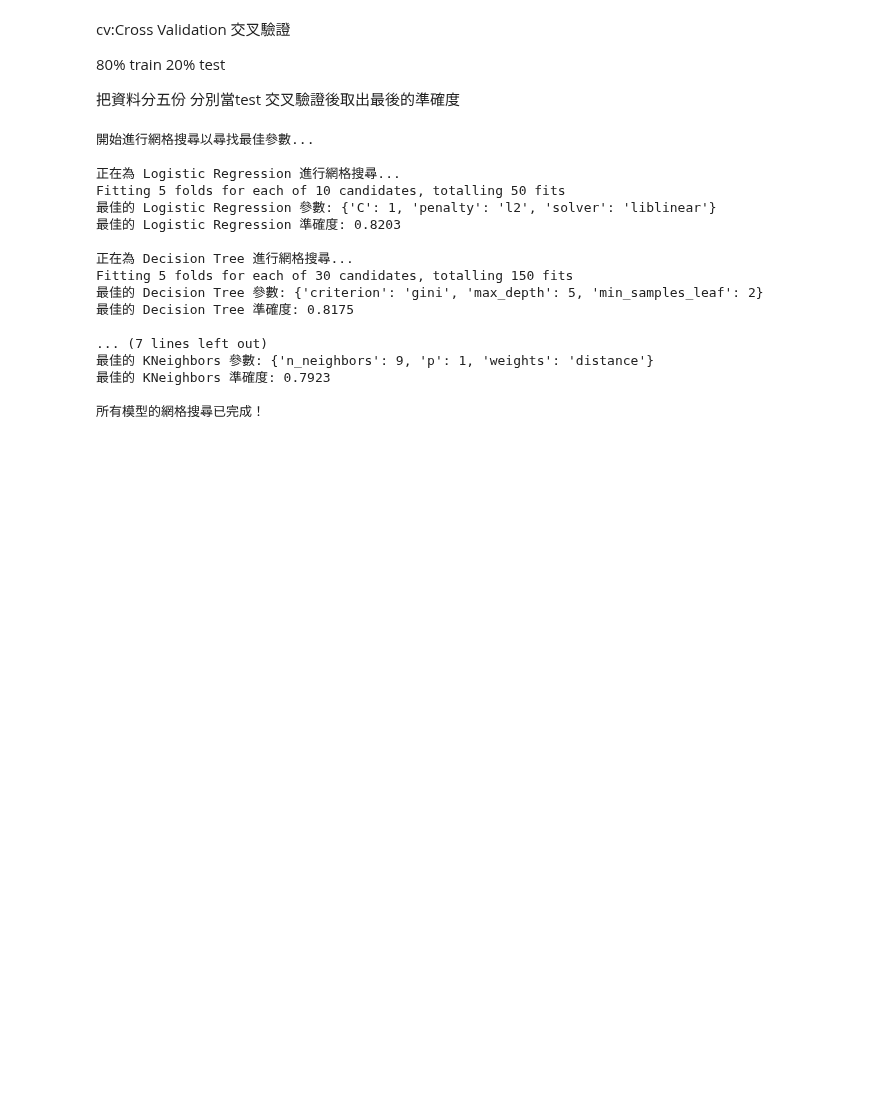
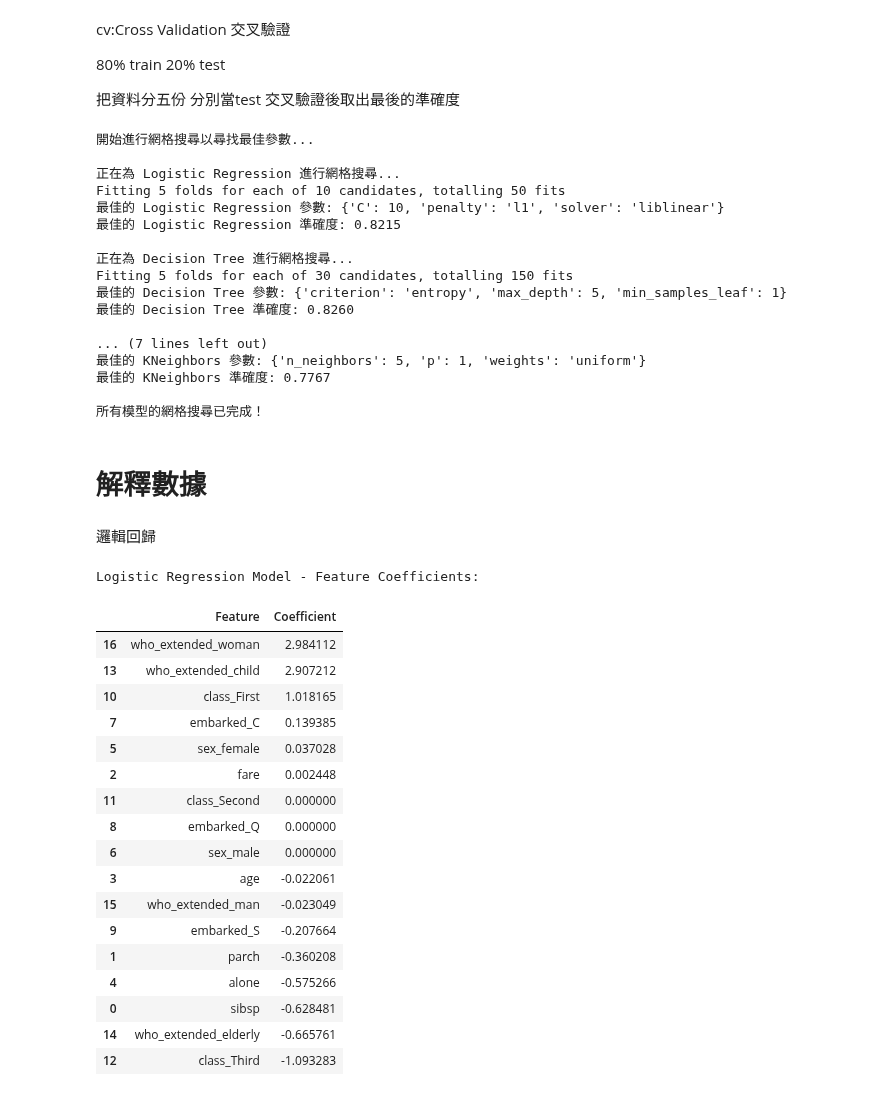
Before and after one commit to aaronhuang317/Titanic-Passenger-Survival-Prediction-and-Risk-Factor-Analysis, a Jupyter notebook: Titanic-Passenger-Survival-Prediction-and-Risk-Factor-Analysis.ipynb, the cells around one changed output. Drawn from its saved outputs; the diff is of its cells as text; code cells hidden in the pictures; blank space fills up the shorter version.

```diff
--- a/Titanic-Passenger-Survival-Prediction-and-Risk-Factor-Analysis.ipynb
+++ b/Titanic-Passenger-Survival-Prediction-and-Risk-Factor-Analysis.ipynb
@@ -1437,7 +1437,7 @@ cv:Cross Validation 交叉驗證
 
 把資料分五份 分別當test 交叉驗證後取出最後的準確度
 # %%
-from sklearn.model_selection import GridSearchCV
+from sklearn.model_selection import GridSearchCV # Grid Search Cross Validation
 
 
 
@@ -1453,20 +1453,20 @@ dtc_param_grid = {
     'max_depth': [None, 5, 10, 15, 20],
     'min_samples_leaf': [1, 2, 4], # 葉節點包含的最小sample數
     'criterion': ['gini', 'entropy'] # 衡量節點的不純度指標
-          }
+}
 
 # Random Forest Classifier
 rf_param_grid = {
-    'n_estimators': [100, 200, 300, 500, 1000, 2000],
+    'n_estimators': [500, 1000, 2000],
     'max_depth': [None, 10, 20],
     'min_samples_leaf': [1, 2, 4]
-          }
+}
 
 # KNeighbors Classifier
 knn_param_grid = {
     'n_neighbors': [3, 5, 7, 9, 11],
     'weights': ['uniform', 'distance'],
-    'p': [1, 2] # p=1 for Manhattan distance曼哈頓距離, p=2 for Euclidean distance歐基里德距離
+    'p': [1, 2] # p=1 for Manhattan distance, p=2 for Euclidean distance
 }
 
 models = {
@@ -1489,7 +1489,7 @@ for model_name, (model, param_grid) in models.items():
         n_jobs=-1,
         verbose=1
     )
-    grid_search.fit(X_train, y_train)
+    grid_search.fit(X_processed, y) # 丟全部的資料
 
     best_models[model_name] = grid_search
 
@@ -1497,21 +1497,70 @@ for model_name, (model, param_grid) in models.items():
     print(f"最佳的 {model_name} 準確度: {grid_search.best_score_:.4f}")
 
 print("\n所有模型的網格搜尋已完成！")
+
+# 您可以透過 best_models['Model Name'].best_estimator_ 來獲取最佳模型
 # %% [output]
 開始進行網格搜尋以尋找最佳參數...
 
 正在為 Logistic Regression 進行網格搜尋...
 Fitting 5 folds for each of 10 candidates, totalling 50 fits
-最佳的 Logistic Regression 參數: {'C': 1, 'penalty': 'l2', 'solver': 'liblinear'}
-最佳的 Logistic Regression 準確度: 0.8203
+最佳的 Logistic Regression 參數: {'C': 10, 'penalty': 'l1', 'solver': 'liblinear'}
+最佳的 Logistic Regression 準確度: 0.8215
 
 正在為 Decision Tree 進行網格搜尋...
 Fitting 5 folds for each of 30 candidates, totalling 150 fits
-最佳的 Decision Tree 參數: {'criterion': 'gini', 'max_depth': 5, 'min_samples_leaf': 2}
-最佳的 Decision Tree 準確度: 0.8175
+最佳的 Decision Tree 參數: {'criterion': 'entropy', 'max_depth': 5, 'min_samples_leaf': 1}
+最佳的 Decision Tree 準確度: 0.8260
 
 ... (7 lines left out)
-最佳的 KNeighbors 參數: {'n_neighbors': 9, 'p': 1, 'weights': 'distance'}
-最佳的 KNeighbors 準確度: 0.7923
+最佳的 KNeighbors 參數: {'n_neighbors': 5, 'p': 1, 'weights': 'uniform'}
+最佳的 KNeighbors 準確度: 0.7767
 
 所有模型的網格搜尋已完成！
+# %% [markdown]
+# 解釋數據
+# %% [markdown]
+邏輯回歸
+# %%
+# 獲取最佳的 Logistic Regression 模型
+best_lr_model = best_models['Logistic Regression'].best_estimator_
+
+# 獲取特徵係數
+lr_coefficients = best_lr_model.coef_[0]
+
+# 獲取特徵名稱
+features = X_processed.columns
+
+# 將特徵係數與特徵名稱配對，並轉換為 DataFrame
+lr_importance_df = pd.DataFrame({
+    'Feature': features,
+    'Coefficient': lr_coefficients
+})
+
+# # 根據係數的絕對值降序排序
+# lr_importance_df['Absolute_Coefficient'] = lr_importance_df['Coefficient'].abs()
+# lr_importance_df = lr_importance_df.sort_values(by='Absolute_Coefficient', ascending=False).drop(columns=['Absolute_Coefficient'])
+lr_importance_df = lr_importance_df.sort_values(by='Coefficient', ascending=False)
+
+print("Logistic Regression Model - Feature Coefficients:")
+display(lr_importance_df)
+# %% [output]
+Logistic Regression Model - Feature Coefficients:
+|  | Feature | Coefficient |
+| 16 | who_extended_woman | 2.984112 |
+| 13 | who_extended_child | 2.907212 |
+| 10 | class_First | 1.018165 |
+| 7 | embarked_C | 0.139385 |
+| 5 | sex_female | 0.037028 |
+| 2 | fare | 0.002448 |
+| 11 | class_Second | 0.000000 |
+| 8 | embarked_Q | 0.000000 |
+| 6 | sex_male | 0.000000 |
+| 3 | age | -0.022061 |
+| 15 | who_extended_man | -0.023049 |
+| 9 | embarked_S | -0.207664 |
+| 1 | parch | -0.360208 |
+| 4 | alone | -0.575266 |
+| 0 | sibsp | -0.628481 |
+| 14 | who_extended_elderly | -0.665761 |
+| 12 | class_Third | -1.093283 |
```
Also changed, not shown: parts of 13 cells of this notebook.
